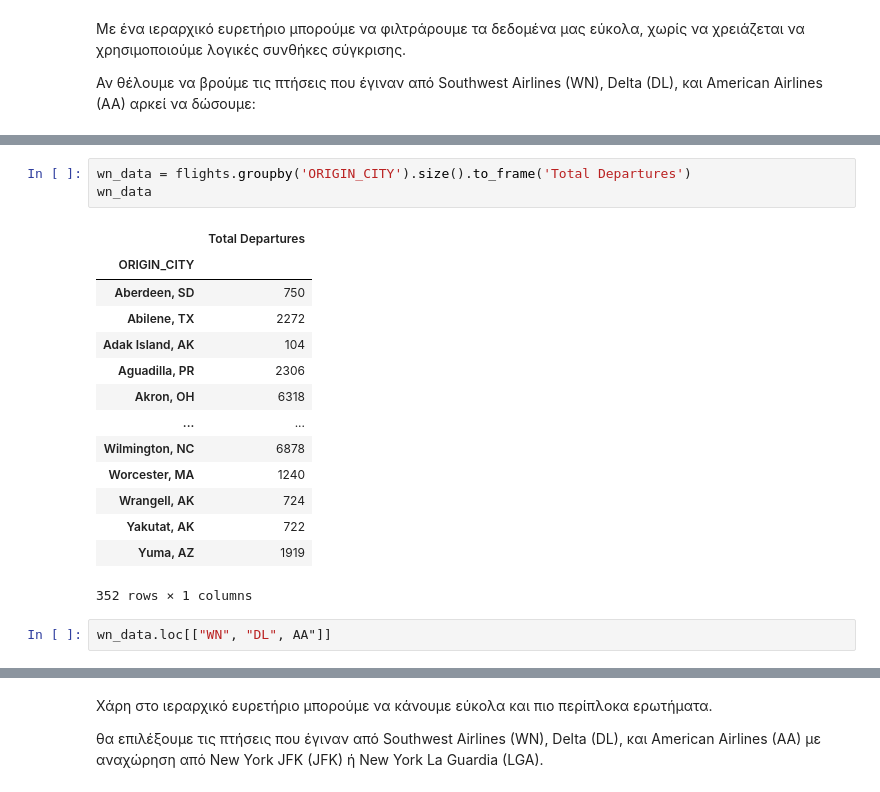
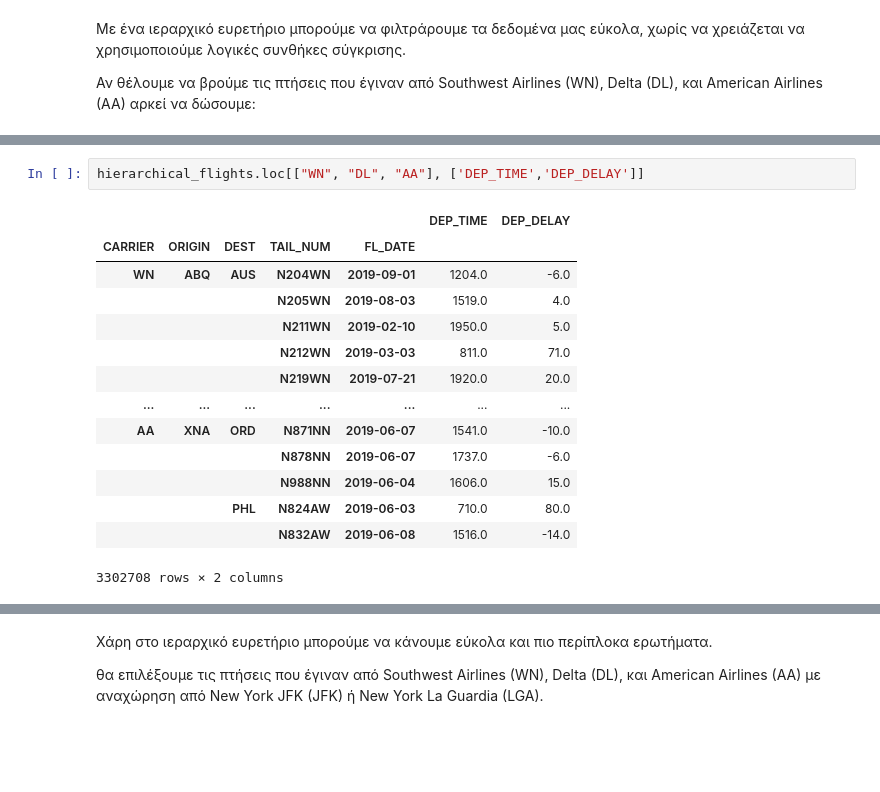
Before and after one commit to Xristos04/Data-Science-Tutorials, a Jupyter notebook: travel.ipynb, the cells around one changed output, grey strips where cells are left out. Saved outputs shown, nothing was run; the diff lists cells and outputs as text; blank space fills up the shorter version.

```diff
--- a/travel.ipynb
+++ b/travel.ipynb
@@ -246,20 +234,17 @@ Name: count, Length: 352, dtype: int64
-# %%
-wn_data = flights.groupby('ORIGIN_CITY').size().to_frame('Total Departures')
-wn_data
-# %% [output]
-|  | Total Departures |
-| ORIGIN_CITY |  |
-| Aberdeen, SD | 750 |
-| Abilene, TX | 2272 |
-| Adak Island, AK | 104 |
-| Aguadilla, PR | 2306 |
-| Akron, OH | 6318 |
-| ... | ... |
-| Wilmington, NC | 6878 |
-| Worcester, MA | 1240 |
-| Wrangell, AK | 724 |
-| Yakutat, AK | 722 |
-| Yuma, AZ | 1919 |
-352 rows × 1 columns
 # %%
-wn_data.loc[["WN", "DL", AA"]]
+hierarchical_flights.loc[["WN", "DL", "AA"], ['DEP_TIME','DEP_DELAY']]
+# %% [output]
+|  |  |  |  |  | DEP_TIME | DEP_DELAY |
+| CARRIER | ORIGIN | DEST | TAIL_NUM | FL_DATE |  |  |
+| WN | ABQ | AUS | N204WN | 2019-09-01 | 1204.0 | -6.0 |
+|  |  |  | N205WN | 2019-08-03 | 1519.0 | 4.0 |
+|  |  |  | N211WN | 2019-02-10 | 1950.0 | 5.0 |
+|  |  |  | N212WN | 2019-03-03 | 811.0 | 71.0 |
+|  |  |  | N219WN | 2019-07-21 | 1920.0 | 20.0 |
+| ... | ... | ... | ... | ... | ... | ... |
+| AA | XNA | ORD | N871NN | 2019-06-07 | 1541.0 | -10.0 |
+|  |  |  | N878NN | 2019-06-07 | 1737.0 | -6.0 |
+|  |  |  | N988NN | 2019-06-04 | 1606.0 | 15.0 |
+|  |  | PHL | N824AW | 2019-06-03 | 710.0 | 80.0 |
+|  |  |  | N832AW | 2019-06-08 | 1516.0 | -14.0 |
+3302708 rows × 2 columns
```
Also changed, not shown: parts of 18 cells of this notebook, 1 other file.
